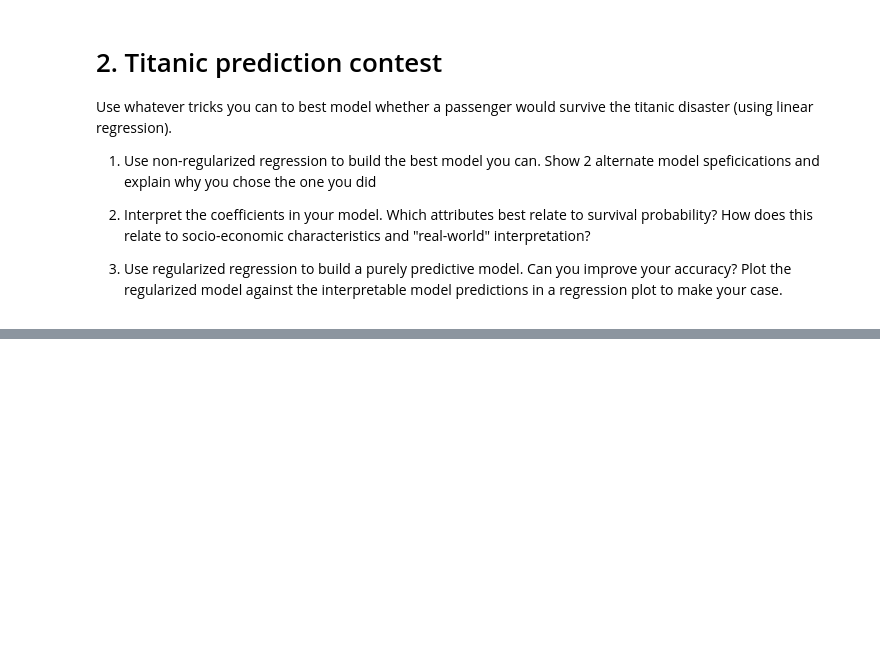
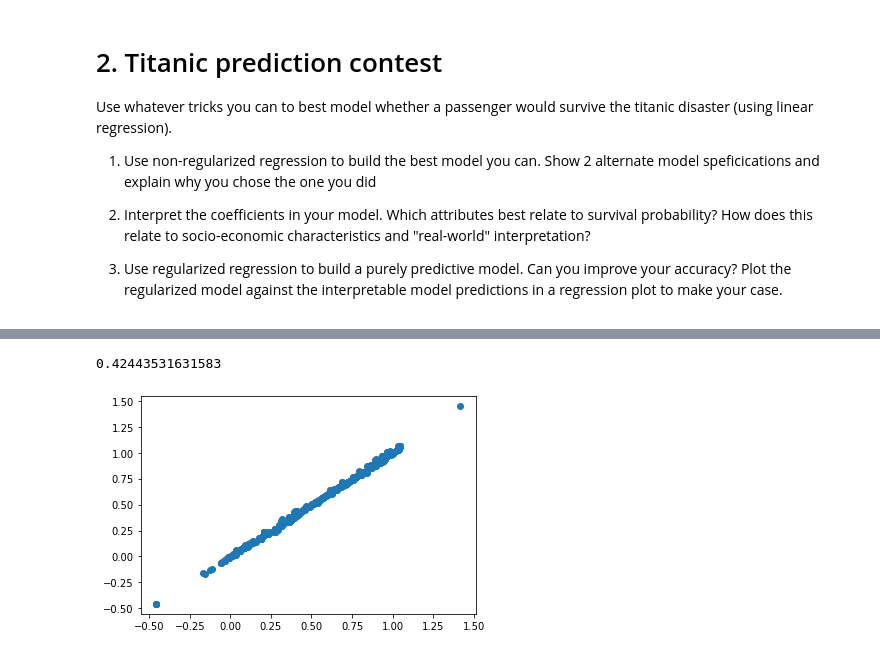
Before and after one commit to cb-ds-1/m3-3-engineering-regression, a Jupyter notebook: workshop.ipynb, the cells around one changed output, grey strips where cells are left out. Drawn from its saved outputs; the diff is of its cells as text; code cells hidden in the pictures; blank space fills up the shorter version.

```diff
--- a/workshop.ipynb
+++ b/workshop.ipynb
@@ -18,3 +95,13 @@ Use whatever tricks you can to best model whether a passenger would survive the
 2. Interpret the coefficients in your model. Which attributes best relate to survival probability? How does this relate to socio-economic characteristics and "real-world" interpretation?
 
 3. Use regularized regression to build a purely predictive model. Can you improve your accuracy? Plot the regularized model against the interpretable model predictions in a regression plot to make your case.
+# %%
+df = sns.load_dataset("titanic")
+
+df["class"] = df["class"].astype(str)
+df["deck"] = df["deck"].astype(str)
+
+df.age = df.age.fillna(0)
+df["missing_age"] = (df.age == 0).astype(int)
+
+df.head()
@@ -21,3 +196,29 @@ Use whatever tricks you can to best model whether a passenger would survive the
+# %%
+# 2.3:
+# Plot the regularized model against the interpretable model predictions in a regression plot to make your case.
+
+# Received help from Javaad
+est_reg = sm.OLS(y, x).fit_regularized(L1_wt=0)
+y_hat_reg = est_reg.predict(x)
+r2_score(y, y_hat_reg)
+
+# Received help from Jasleen
+# ridge = Ridge(0.5)
+# ridge.fit(x, y)
+# ridge.score(x,y)
+
+# Answer:
+# There is barely any change in accuracy when experimenting with values (both for fit_regularized and Ridge)
+# %% [output]
+0.42443531631583
+# %%
+# Received help from Javad
+plt.scatter(y_hat, y_hat_reg);
+
+# Answer:
+# The plots are identical.
+# %% [output]
+[figure, added]
 # %% [markdown]
 # House Price prediction
 
```
Also changed, not shown: parts of 18 cells of this notebook, 3 other files.
